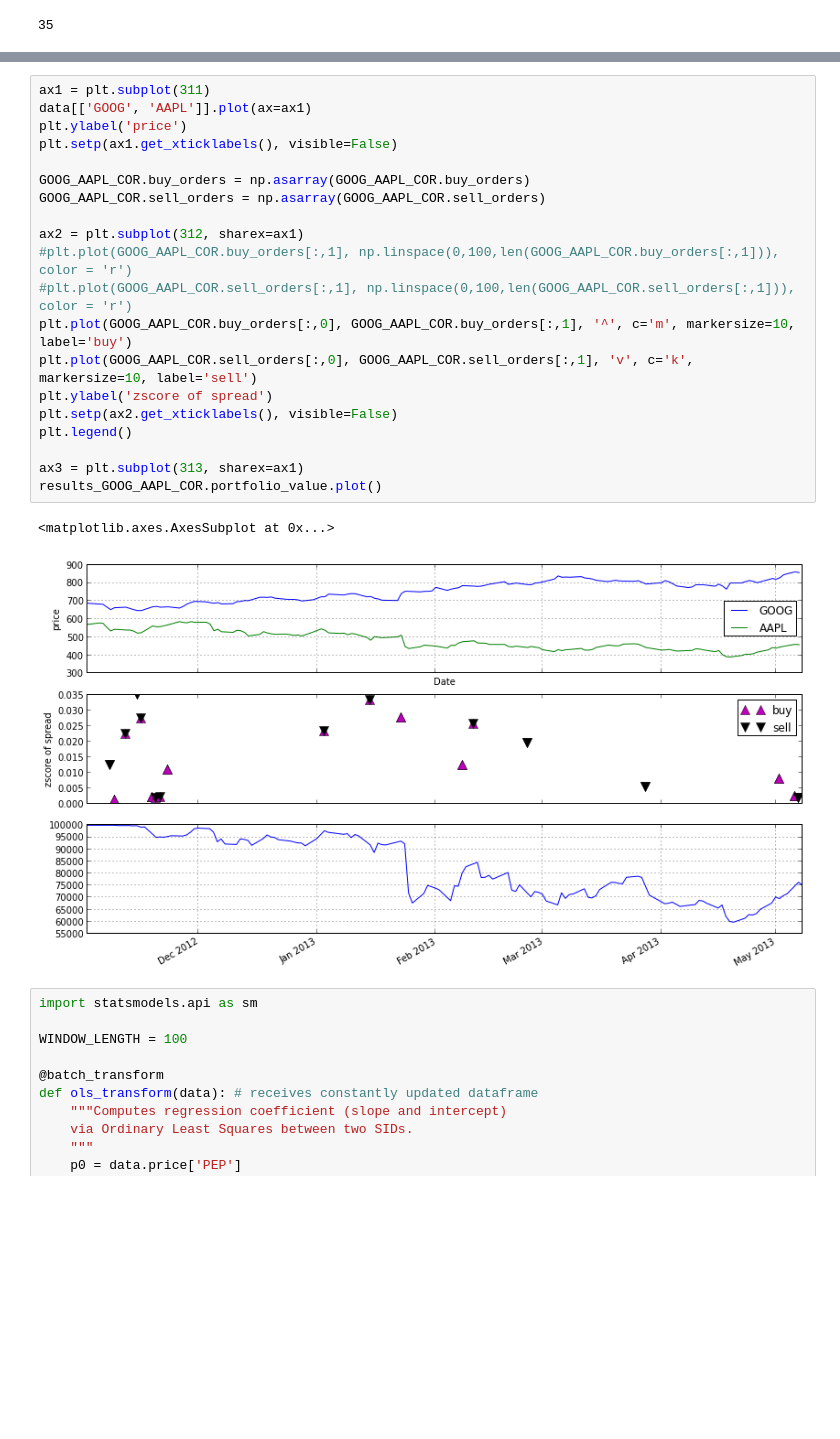
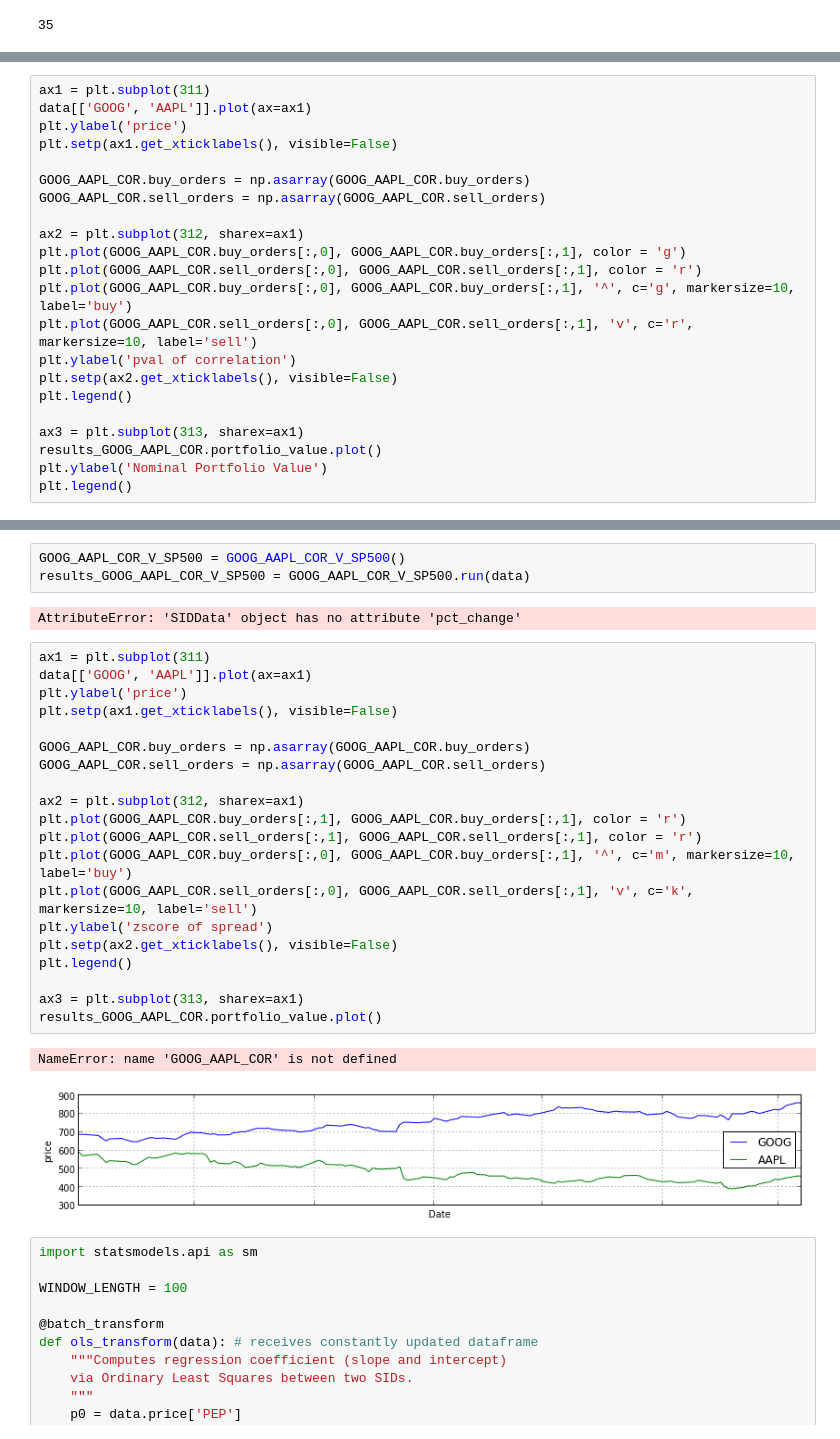
Before and after one commit to agconti/trading, a Jupyter notebook: GOOG V. AAPL Correlation Arb.ipynb, the cells around one changed output, grey strips where cells are left out. Drawn from its saved outputs; the diff is of its cells as text; blank space fills up the shorter version.

Commit message:
solved plotting, created an algo to adjust for returns in the S&P

```diff
--- a/GOOG V. AAPL Correlation Arb.ipynb
+++ b/GOOG V. AAPL Correlation Arb.ipynb
@@ -152,0 +168,22 @@ np.linspace(0,1,).shape
+# %%
+ax1 = plt.subplot(311)
+data[['GOOG', 'AAPL']].plot(ax=ax1)
+plt.ylabel('price')
+plt.setp(ax1.get_xticklabels(), visible=False)
+
+GOOG_AAPL_COR.buy_orders = np.asarray(GOOG_AAPL_COR.buy_orders)
+GOOG_AAPL_COR.sell_orders = np.asarray(GOOG_AAPL_COR.sell_orders)
+
+ax2 = plt.subplot(312, sharex=ax1)
+plt.plot(GOOG_AAPL_COR.buy_orders[:,0], GOOG_AAPL_COR.buy_orders[:,1], color = 'g')
+plt.plot(GOOG_AAPL_COR.sell_orders[:,0], GOOG_AAPL_COR.sell_orders[:,1], color = 'r')
+plt.plot(GOOG_AAPL_COR.buy_orders[:,0], GOOG_AAPL_COR.buy_orders[:,1], '^', c='g', markersize=10, label='buy')
+plt.plot(GOOG_AAPL_COR.sell_orders[:,0], GOOG_AAPL_COR.sell_orders[:,1], 'v', c='r', markersize=10, label='sell')
+plt.ylabel('pval of correlation')
+plt.setp(ax2.get_xticklabels(), visible=False)
+plt.legend()
+
+ax3 = plt.subplot(313, sharex=ax1)
+results_GOOG_AAPL_COR.portfolio_value.plot()
+plt.ylabel('Nominal Portfolio Value')
+plt.legend()
@@ -153,26 +280,31 @@ np.linspace(0,1,).shape
+# %%
+GOOG_AAPL_COR_V_SP500 = GOOG_AAPL_COR_V_SP500()
+results_GOOG_AAPL_COR_V_SP500 = GOOG_AAPL_COR_V_SP500.run(data)
+# %% [output]
+AttributeError: 'SIDData' object has no attribute 'pct_change'
 # %%
 ax1 = plt.subplot(311)
 data[['GOOG', 'AAPL']].plot(ax=ax1)
 plt.ylabel('price')
 plt.setp(ax1.get_xticklabels(), visible=False)
 
 GOOG_AAPL_COR.buy_orders = np.asarray(GOOG_AAPL_COR.buy_orders)
 GOOG_AAPL_COR.sell_orders = np.asarray(GOOG_AAPL_COR.sell_orders)
 
 ax2 = plt.subplot(312, sharex=ax1)
-#plt.plot(GOOG_AAPL_COR.buy_orders[:,1], np.linspace(0,100,len(GOOG_AAPL_COR.buy_orders[:,1])), color = 'r')
-#plt.plot(GOOG_AAPL_COR.sell_orders[:,1], np.linspace(0,100,len(GOOG_AAPL_COR.sell_orders[:,1])), color = 'r')
+plt.plot(GOOG_AAPL_COR.buy_orders[:,1], GOOG_AAPL_COR.buy_orders[:,1], color = 'r')
+plt.plot(GOOG_AAPL_COR.sell_orders[:,1], GOOG_AAPL_COR.sell_orders[:,1], color = 'r')
 plt.plot(GOOG_AAPL_COR.buy_orders[:,0], GOOG_AAPL_COR.buy_orders[:,1], '^', c='m', markersize=10, label='buy')
 plt.plot(GOOG_AAPL_COR.sell_orders[:,0], GOOG_AAPL_COR.sell_orders[:,1], 'v', c='k', markersize=10, label='sell')
 plt.ylabel('zscore of spread')
 plt.setp(ax2.get_xticklabels(), visible=False)
 plt.legend()
 
 ax3 = plt.subplot(313, sharex=ax1)
 results_GOOG_AAPL_COR.portfolio_value.plot()
 # %% [output]
-<matplotlib.axes.AxesSubplot at 0x...>
+NameError: name 'GOOG_AAPL_COR' is not defined
-[figure, old version]
+[figure, new version]
 # %%
 import statsmodels.api as sm
 
```
Also changed, not shown: parts of 9 cells of this notebook.
